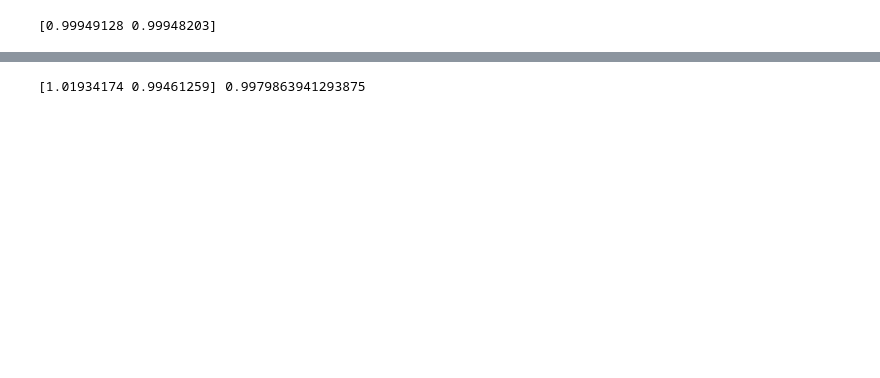
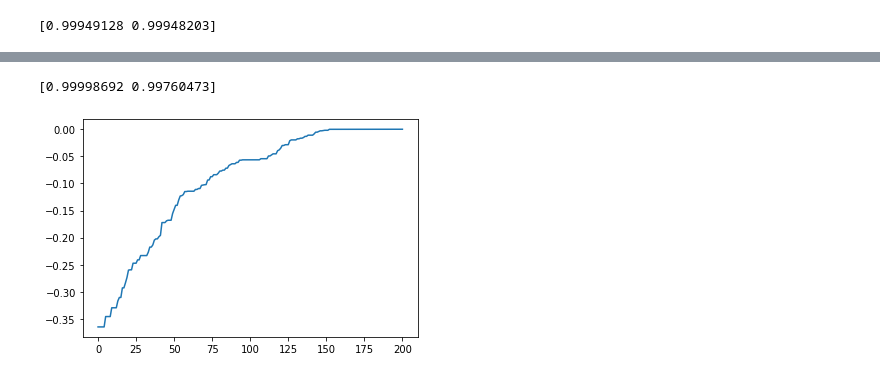
Before and after one commit to emdemor/optym, a Jupyter notebook: notebooks/notebook-ds.ipynb, the cells around one changed output, grey strips where cells are left out. Cells and saved outputs as stored; diff of their text form; code cells hidden in the pictures; blank space fills up the shorter version.

```diff
--- a/notebooks/notebook-ds.ipynb
+++ b/notebooks/notebook-ds.ipynb
@@ -81,29 +111,32 @@ plt.show()
 # %%
 %config IPCompleter.use_jedi=False
 
 import numpy as np
-import matplotlib.pyplot as plt
-from gradesc import GradientDescent, MCMC
+from optym import GradientDescent, MCMC
 
 def cost(parameters):
     target_parameters = np.array([1,1])
     return np.sum(np.square(target_parameters-parameters))
 
 def prob(parameters):
-    return np.exp(-5 * cost(parameters))
+    return np.exp(-0.5 * cost(parameters))
 
 
 start_parameters = np.random.random(2)
 
 min_parameters = [0,0]
 
 max_parameters = [2,2]
 
-mcmc = MCMC(min_parameters, max_parameters, metropolis_hastings=True, clip_limits=True)
+mcmc = MCMC(min_parameters, max_parameters, method="maximize")
 
-par_hist, cost_hist = mcmc(prob, start_parameters, iterations=200, learning_rate=0.1)
+par_hist, cost_hist = mcmc(prob, start_parameters, iterations=200)
 
-print(mcmc.param_in_max, mcmc.max)
+print(mcmc.param_in_max)
+import matplotlib.pyplot as plt
+plt.plot(np.log10(cost_hist))
+plt.show()
 # %% [output]
-[1.01934174 0.99461259] 0.9979863941293875
+[0.99998692 0.99760473]
+[figure, added]
 # %%
```
Also changed, not shown: parts of 7 cells of this notebook, 2 other files.
